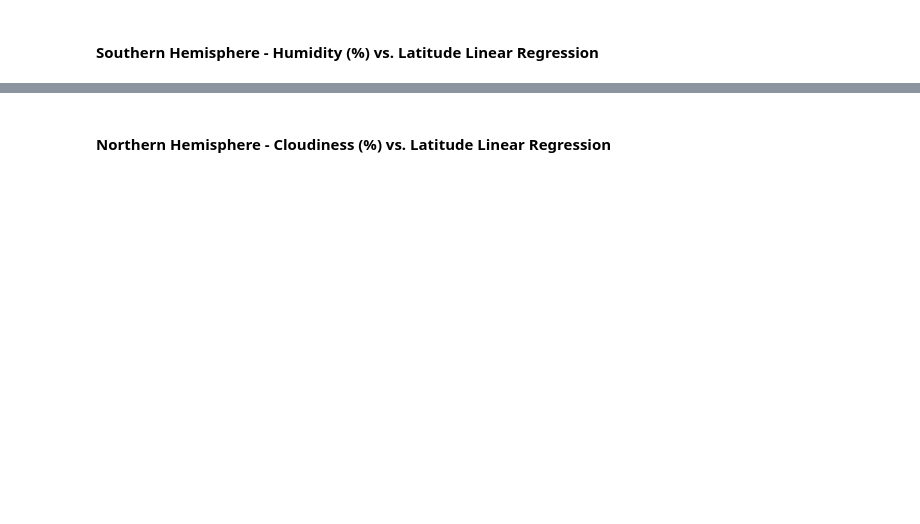
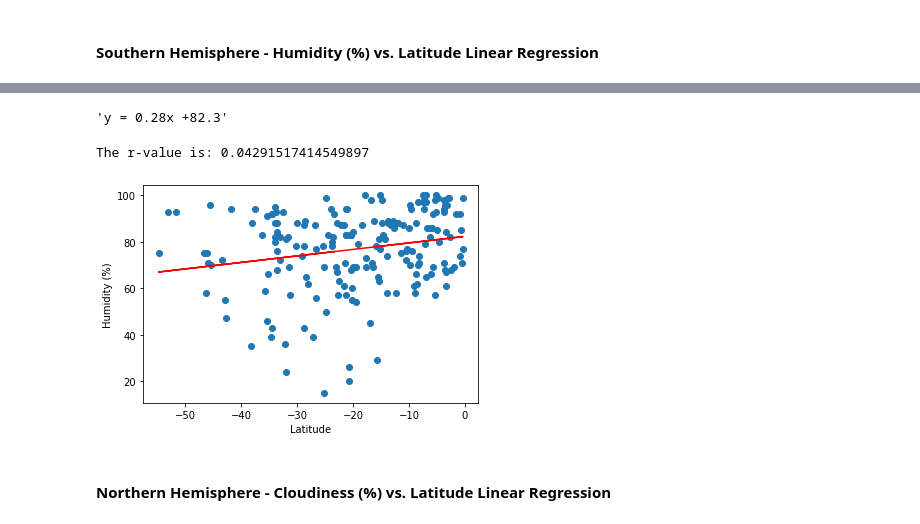
Before and after one commit to syreetamb/python-api-challenge, a Jupyter notebook: WeatherPy/WeatherPy.ipynb, the cells around one changed output, grey strips where cells are left out. Drawn from its saved outputs; the diff is of its cells as text; code cells hidden in the pictures; blank space fills up the shorter version.

```diff
--- a/WeatherPy/WeatherPy.ipynb
+++ b/WeatherPy/WeatherPy.ipynb
@@ -275,2 +314,27 @@ The r-value is: 0.014985174297345524
+# %%
+(slope, intercept, rvalue, pvalue, stderr) = linregress(south_weather["Lat"], south_weather["Humidity"])
+
+regress_values = south_weather["Lat"] * slope + intercept
+line_eq = "y = " + str(round(slope,2)) + "x +" + str(round(intercept,2))
+
+line_eq
+# %% [output]
+'y = 0.28x +82.3'
+# %%
+plt.scatter(south_weather["Lat"],south_weather["Humidity"])
+plt.plot(south_weather["Lat"],regress_values,"r-")
+
+plt.xlabel('Latitude')
+plt.ylabel('Humidity (%)')
+plt.annotate(line_eq, (5,5), fontsize=15,color="red")
+
+print(f"The r-value is: {rvalue**2}")
+
+plt.savefig("output_data/SHumidityvsLatitude.png")
+
+plt.show()
+# %% [output]
+The r-value is: 0.04291517414549897
+[figure, added]
 # %% [markdown]
 ####  Northern Hemisphere - Cloudiness (%) vs. Latitude Linear Regression
```
Also changed, not shown: parts of 36 cells of this notebook, 20 other files.
